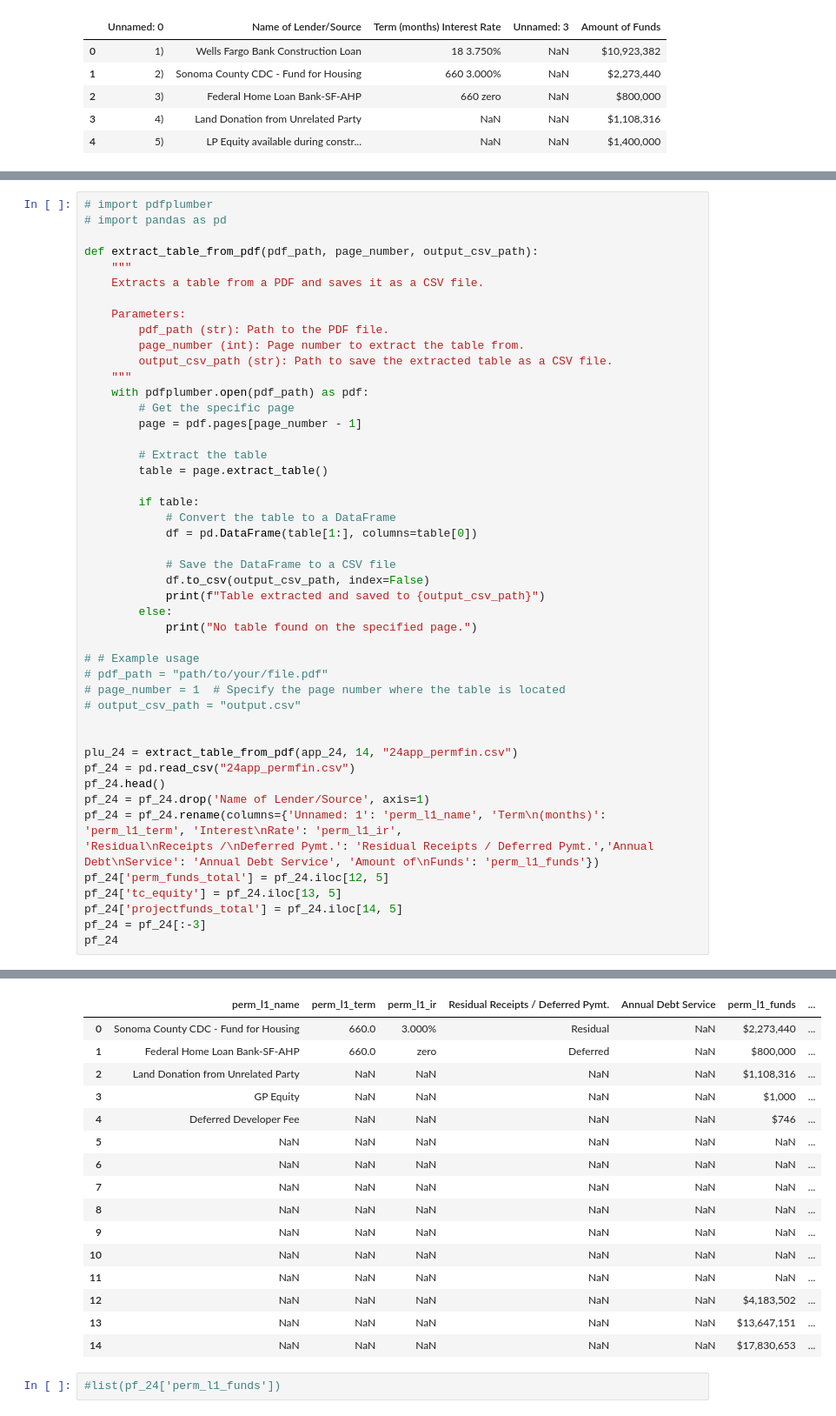
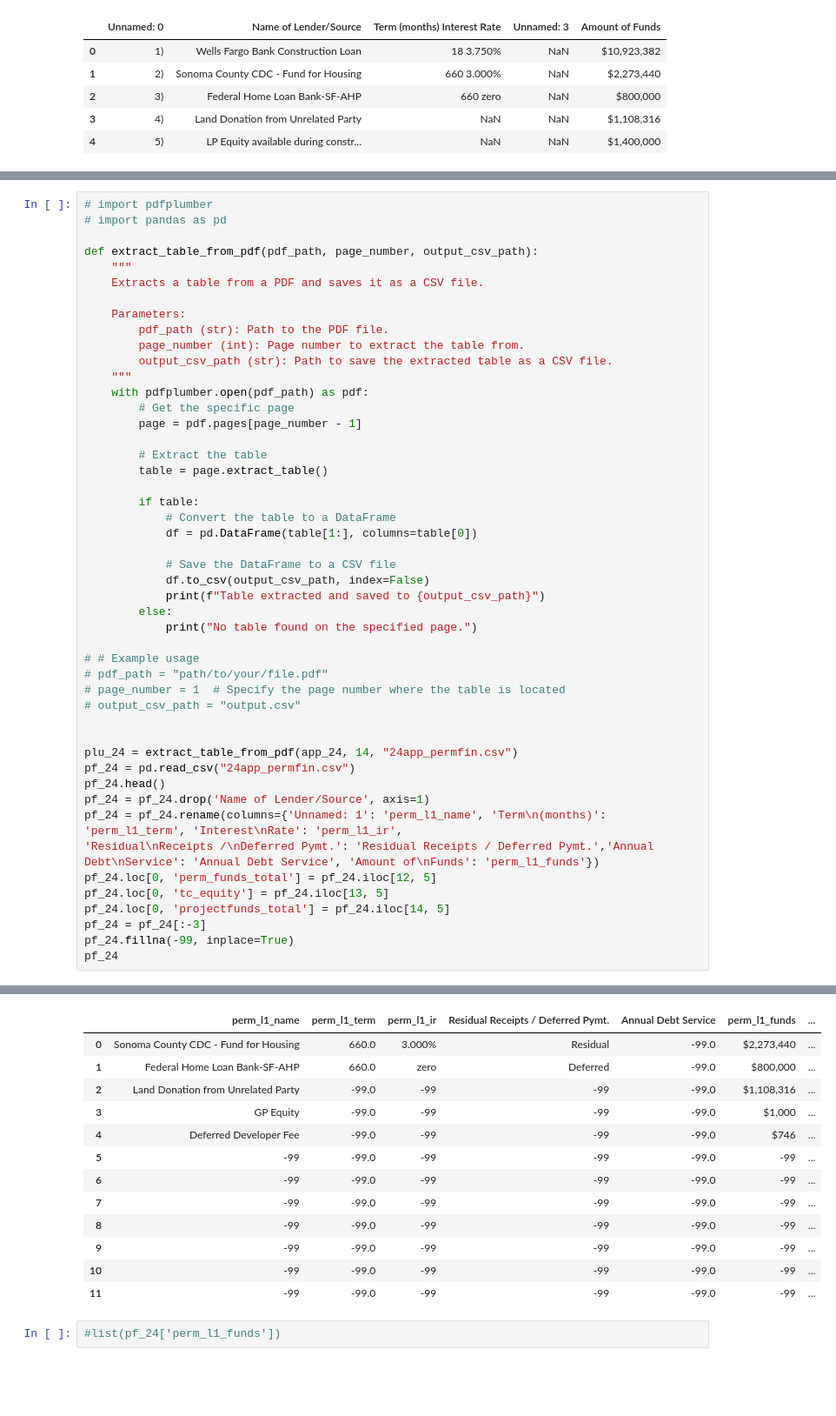
Before and after one commit to farihahahaa/DiscoveryFall22, a Jupyter notebook: InitDataScrape.ipynb, the cells around one changed output, grey strips where cells are left out. Shown at 87% size. Drawn from its saved outputs; the diff is of its cells as text; blank space fills up the shorter version.

```diff
--- a/InitDataScrape.ipynb
+++ b/InitDataScrape.ipynb
@@ -324,51 +312,49 @@ def extract_table_from_pdf(pdf_path, page_number, output_csv_path):
         # Extract the table
         table = page.extract_table()
 
         if table:
             # Convert the table to a DataFrame
             df = pd.DataFrame(table[1:], columns=table[0])
 
             # Save the DataFrame to a CSV file
             df.to_csv(output_csv_path, index=False)
             print(f"Table extracted and saved to {output_csv_path}")
         else:
             print("No table found on the specified page.")
 
 # # Example usage
 # pdf_path = "path/to/your/file.pdf"
 # page_number = 1  # Specify the page number where the table is located
 # output_csv_path = "output.csv"
 
 
 plu_24 = extract_table_from_pdf(app_24, 14, "24app_permfin.csv")
 pf_24 = pd.read_csv("24app_permfin.csv")
 pf_24.head()
 pf_24 = pf_24.drop('Name of Lender/Source', axis=1)
 pf_24 = pf_24.rename(columns={'Unnamed: 1': 'perm_l1_name', 'Term\n(months)': 'perm_l1_term', 'Interest\nRate': 'perm_l1_ir',
 'Residual\nReceipts /\nDeferred Pymt.': 'Residual Receipts / Deferred Pymt.','Annual Debt\nService': 'Annual Debt Service', 'Amount of\nFunds': 'perm_l1_funds'})
-pf_24['perm_funds_total'] = pf_24.iloc[12, 5]
-pf_24['tc_equity'] = pf_24.iloc[13, 5]
-pf_24['projectfunds_total'] = pf_24.iloc[14, 5]
+pf_24.loc[0, 'perm_funds_total'] = pf_24.iloc[12, 5]
+pf_24.loc[0, 'tc_equity'] = pf_24.iloc[13, 5]
+pf_24.loc[0, 'projectfunds_total'] = pf_24.iloc[14, 5]
 pf_24 = pf_24[:-3]
+pf_24.fillna(-99, inplace=True)
 pf_24
 # %% [output]
 Table extracted and saved to 24app_permfin.csv
 |  | perm_l1_name | perm_l1_term | perm_l1_ir | Residual Receipts / Deferred Pymt. | Annual Debt Service | perm_l1_funds | ... |
-| 0 | Sonoma County CDC - Fund for Housing | 660.0 | 3.000% | Residual | NaN | $2,273,440 | ... |
-| 1 | Federal Home Loan Bank-SF-AHP | 660.0 | zero | Deferred | NaN | $800,000 | ... |
-| 2 | Land Donation from Unrelated Party | NaN | NaN | NaN | NaN | $1,108,316 | ... |
-| 3 | GP Equity | NaN | NaN | NaN | NaN | $1,000 | ... |
-| 4 | Deferred Developer Fee | NaN | NaN | NaN | NaN | $746 | ... |
-| 5 | NaN | NaN | NaN | NaN | NaN | NaN | ... |
-| 6 | NaN | NaN | NaN | NaN | NaN | NaN | ... |
-| 7 | NaN | NaN | NaN | NaN | NaN | NaN | ... |
-| 8 | NaN | NaN | NaN | NaN | NaN | NaN | ... |
-| 9 | NaN | NaN | NaN | NaN | NaN | NaN | ... |
-| 10 | NaN | NaN | NaN | NaN | NaN | NaN | ... |
-| 11 | NaN | NaN | NaN | NaN | NaN | NaN | ... |
-| 12 | NaN | NaN | NaN | NaN | NaN | $4,183,502 | ... |
-| 13 | NaN | NaN | NaN | NaN | NaN | $13,647,151 | ... |
-| 14 | NaN | NaN | NaN | NaN | NaN | $17,830,653 | ... |
+| 0 | Sonoma County CDC - Fund for Housing | 660.0 | 3.000% | Residual | -99.0 | $2,273,440 | ... |
+| 1 | Federal Home Loan Bank-SF-AHP | 660.0 | zero | Deferred | -99.0 | $800,000 | ... |
+| 2 | Land Donation from Unrelated Party | -99.0 | -99 | -99 | -99.0 | $1,108,316 | ... |
+| 3 | GP Equity | -99.0 | -99 | -99 | -99.0 | $1,000 | ... |
+| 4 | Deferred Developer Fee | -99.0 | -99 | -99 | -99.0 | $746 | ... |
+| 5 | -99 | -99.0 | -99 | -99 | -99.0 | -99 | ... |
+| 6 | -99 | -99.0 | -99 | -99 | -99.0 | -99 | ... |
+| 7 | -99 | -99.0 | -99 | -99 | -99.0 | -99 | ... |
+| 8 | -99 | -99.0 | -99 | -99 | -99.0 | -99 | ... |
+| 9 | -99 | -99.0 | -99 | -99 | -99.0 | -99 | ... |
+| 10 | -99 | -99.0 | -99 | -99 | -99.0 | -99 | ... |
+| 11 | -99 | -99.0 | -99 | -99 | -99.0 | -99 | ... |
 # %%
 #list(pf_24['perm_l1_funds'])
 # %%
```
Also changed, not shown: parts of 9 cells of this notebook.
